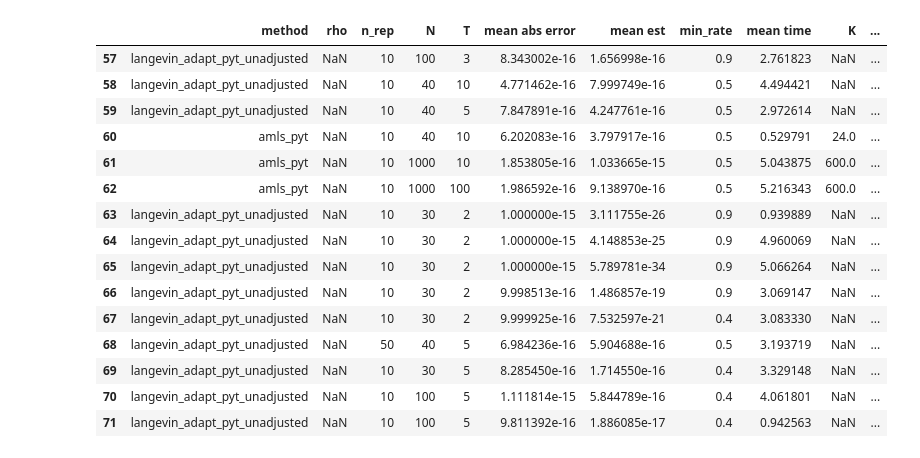
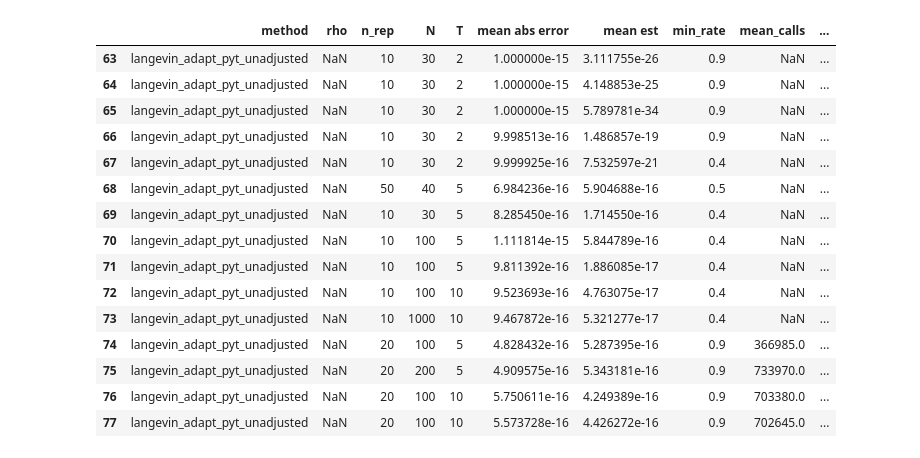
Before and after one commit to karimtito/stat_reliability_measure, a Jupyter notebook: notebooks/gaussian.ipynb, the cells around one changed output. Drawn from its saved outputs; the diff is of its cells as text; code cells hidden in the pictures.

```diff
--- a/notebooks/gaussian.ipynb
+++ b/notebooks/gaussian.ipynb
@@ -1,27 +1,27 @@
 # %%
 import pandas as pd
 csv_res=pd.read_csv('/home/karim-tito/stat_reliability_measure/logs/gaussian_tests/aggr_res.csv')
 p_t=1e-15
 select_p_t=csv_res['p_t']==p_t
 csv_sel=csv_res[select_p_t]
-csv_sel[['method','rho','n_rep','N','T','mean abs error','mean est','min_rate','mean time','K','s','batch_opt','alpha','g_target']].tail(15)
+csv_sel[['method','rho','n_rep','N','T','mean abs error','mean est','min_rate','mean_calls','mean time','alpha','g_target']].tail(15)
 # %% [output]
-|  | method | rho | n_rep | N | T | mean abs error | mean est | min_rate | mean time | K | ... |
-| 57 | langevin_adapt_pyt_unadjusted | NaN | 10 | 100 | 3 | 8.343002e-16 | 1.656998e-16 | 0.9 | 2.761823 | NaN | ... |
-| 58 | langevin_adapt_pyt_unadjusted | NaN | 10 | 40 | 10 | 4.771462e-16 | 7.999749e-16 | 0.5 | 4.494421 | NaN | ... |
-| 59 | langevin_adapt_pyt_unadjusted | NaN | 10 | 40 | 5 | 7.847891e-16 | 4.247761e-16 | 0.5 | 2.972614 | NaN | ... |
-| 60 | amls_pyt | NaN | 10 | 40 | 10 | 6.202083e-16 | 3.797917e-16 | 0.5 | 0.529791 | 24.0 | ... |
-| 61 | amls_pyt | NaN | 10 | 1000 | 10 | 1.853805e-16 | 1.033665e-15 | 0.5 | 5.043875 | 600.0 | ... |
-| 62 | amls_pyt | NaN | 10 | 1000 | 100 | 1.986592e-16 | 9.138970e-16 | 0.5 | 5.216343 | 600.0 | ... |
-| 63 | langevin_adapt_pyt_unadjusted | NaN | 10 | 30 | 2 | 1.000000e-15 | 3.111755e-26 | 0.9 | 0.939889 | NaN | ... |
-| 64 | langevin_adapt_pyt_unadjusted | NaN | 10 | 30 | 2 | 1.000000e-15 | 4.148853e-25 | 0.9 | 4.960069 | NaN | ... |
-| 65 | langevin_adapt_pyt_unadjusted | NaN | 10 | 30 | 2 | 1.000000e-15 | 5.789781e-34 | 0.9 | 5.066264 | NaN | ... |
-| 66 | langevin_adapt_pyt_unadjusted | NaN | 10 | 30 | 2 | 9.998513e-16 | 1.486857e-19 | 0.9 | 3.069147 | NaN | ... |
-| 67 | langevin_adapt_pyt_unadjusted | NaN | 10 | 30 | 2 | 9.999925e-16 | 7.532597e-21 | 0.4 | 3.083330 | NaN | ... |
-| 68 | langevin_adapt_pyt_unadjusted | NaN | 50 | 40 | 5 | 6.984236e-16 | 5.904688e-16 | 0.5 | 3.193719 | NaN | ... |
-| 69 | langevin_adapt_pyt_unadjusted | NaN | 10 | 30 | 5 | 8.285450e-16 | 1.714550e-16 | 0.4 | 3.329148 | NaN | ... |
-| 70 | langevin_adapt_pyt_unadjusted | NaN | 10 | 100 | 5 | 1.111814e-15 | 5.844789e-16 | 0.4 | 4.061801 | NaN | ... |
-| 71 | langevin_adapt_pyt_unadjusted | NaN | 10 | 100 | 5 | 9.811392e-16 | 1.886085e-17 | 0.4 | 0.942563 | NaN | ... |
+|  | method | rho | n_rep | N | T | mean abs error | mean est | min_rate | mean_calls | ... |
+| 63 | langevin_adapt_pyt_unadjusted | NaN | 10 | 30 | 2 | 1.000000e-15 | 3.111755e-26 | 0.9 | NaN | ... |
+| 64 | langevin_adapt_pyt_unadjusted | NaN | 10 | 30 | 2 | 1.000000e-15 | 4.148853e-25 | 0.9 | NaN | ... |
+| 65 | langevin_adapt_pyt_unadjusted | NaN | 10 | 30 | 2 | 1.000000e-15 | 5.789781e-34 | 0.9 | NaN | ... |
+| 66 | langevin_adapt_pyt_unadjusted | NaN | 10 | 30 | 2 | 9.998513e-16 | 1.486857e-19 | 0.9 | NaN | ... |
+| 67 | langevin_adapt_pyt_unadjusted | NaN | 10 | 30 | 2 | 9.999925e-16 | 7.532597e-21 | 0.4 | NaN | ... |
+| 68 | langevin_adapt_pyt_unadjusted | NaN | 50 | 40 | 5 | 6.984236e-16 | 5.904688e-16 | 0.5 | NaN | ... |
+| 69 | langevin_adapt_pyt_unadjusted | NaN | 10 | 30 | 5 | 8.285450e-16 | 1.714550e-16 | 0.4 | NaN | ... |
+| 70 | langevin_adapt_pyt_unadjusted | NaN | 10 | 100 | 5 | 1.111814e-15 | 5.844789e-16 | 0.4 | NaN | ... |
+| 71 | langevin_adapt_pyt_unadjusted | NaN | 10 | 100 | 5 | 9.811392e-16 | 1.886085e-17 | 0.4 | NaN | ... |
+| 72 | langevin_adapt_pyt_unadjusted | NaN | 10 | 100 | 10 | 9.523693e-16 | 4.763075e-17 | 0.4 | NaN | ... |
+| 73 | langevin_adapt_pyt_unadjusted | NaN | 10 | 1000 | 10 | 9.467872e-16 | 5.321277e-17 | 0.4 | NaN | ... |
+| 74 | langevin_adapt_pyt_unadjusted | NaN | 20 | 100 | 5 | 4.828432e-16 | 5.287395e-16 | 0.9 | 366985.0 | ... |
+| 75 | langevin_adapt_pyt_unadjusted | NaN | 20 | 200 | 5 | 4.909575e-16 | 5.343181e-16 | 0.9 | 733970.0 | ... |
+| 76 | langevin_adapt_pyt_unadjusted | NaN | 20 | 100 | 10 | 5.750611e-16 | 4.249389e-16 | 0.9 | 703380.0 | ... |
+| 77 | langevin_adapt_pyt_unadjusted | NaN | 20 | 100 | 10 | 5.573728e-16 | 4.426272e-16 | 0.9 | 702645.0 | ... |
 # %%
 csv_res.sort_values(by=['mean abs error'],ascending=True)[['method','rho','n_rep','N','T','mean abs error','mean est','std est','min_rate','mean time','K','s','batch_opt','alpha']].head(15)
 # %% [output]
```
Also changed, not shown: parts of 1 cell of this notebook, 1 other file.
